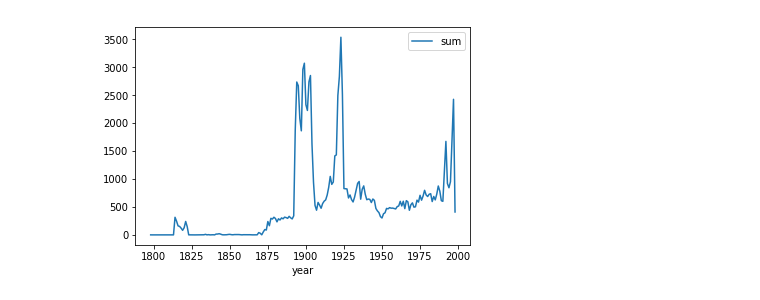
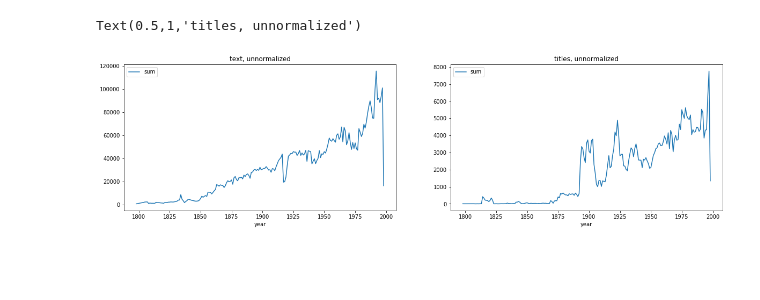
Before and after one commit to Amaumaury/shs-project, a Jupyter notebook: index_from_counts/IndexFromCSV.ipynb, the cells around one changed output. Saved outputs shown, nothing was run; the diff lists cells and outputs as text; code cells hidden in the pictures; blank space fills up the shorter version.

```diff
--- a/index_from_counts/IndexFromCSV.ipynb
+++ b/index_from_counts/IndexFromCSV.ipynb
@@ -5,7 +7,7 @@ import matplotlib.pyplot as plt
 # %%
-def plot_file(name):
+def by_year_summed(name):
     basic = pd.read_csv(name)
     basic['sum'] = basic.iloc[:, 2:].sum(axis=1)
     basic = basic[['month', 'year', 'sum']]
-    yearly_notnorm = basic[['year', 'sum']].groupby('year').sum()
-    yearly_notnorm.plot()
+    yearly = basic[['year', 'sum']].groupby('year').sum()
+    return yearly
@@ -24,4 +14,11 @@ plot_file('countries-text-normalized.csv')
-# %%
-plot_file('countries-titles-normalized.csv')
-# %% [output]
-[figure, removed]
+# %%
+fig, (ax1, ax2) = plt.subplots(nrows=1, ncols=2, figsize=(20,5))
+text_unnorm = by_year_summed('countries-text.csv')
+titles_unnorm = by_year_summed('countries-titles.csv')
+text_unnorm.plot(ax=ax1)
+ax1.set_title('text, unnormalized')
+titles_unnorm.plot(ax=ax2)
+ax2.set_title('titles, unnormalized')
+# %% [output]
+Text(0.5,1,'titles, unnormalized')
+[figure, added]
```
Also changed, not shown: parts of 15 cells of this notebook.
